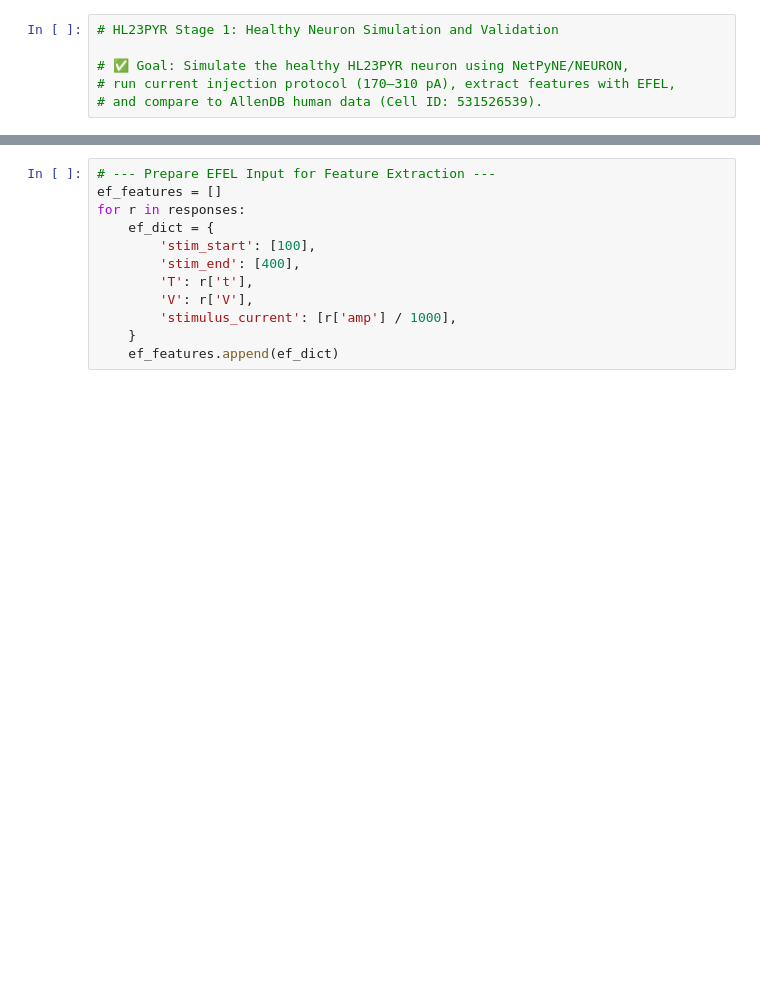
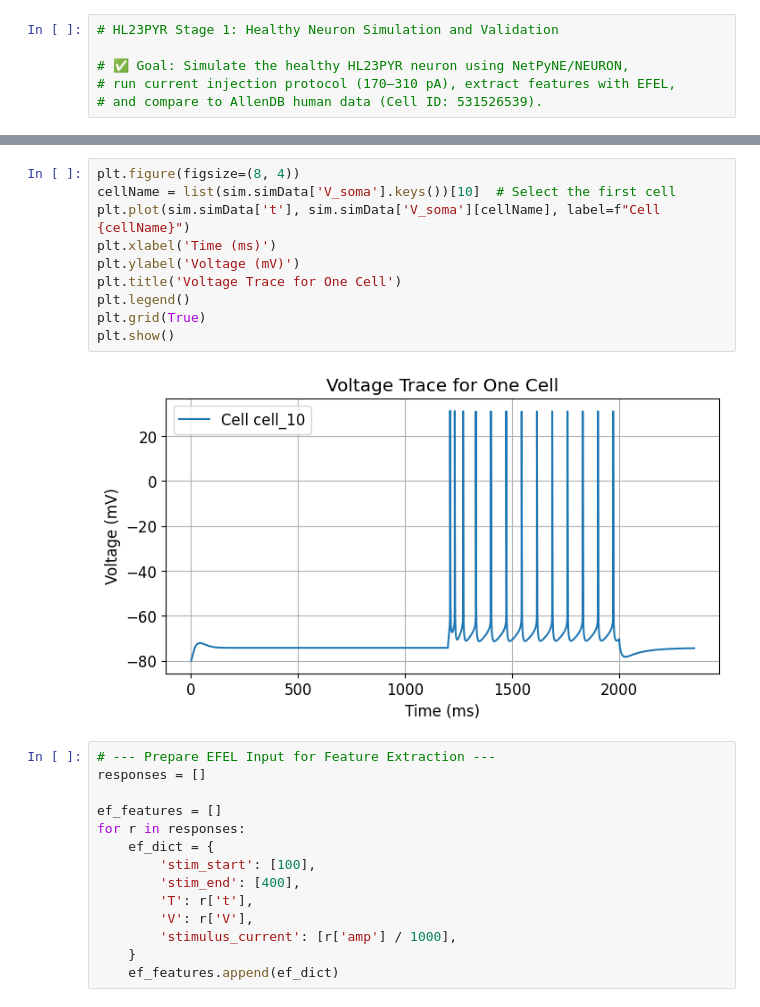
Before and after one commit to TarekRazwan/HL23PYR_AD, a Jupyter notebook: HL23PYR_Stage1.ipynb, the cells around one changed output, grey strips where cells are left out. Saved outputs shown, nothing was run; the diff lists cells and outputs as text; blank space fills up the shorter version.

```diff
--- a/HL23PYR_Stage1.ipynb
+++ b/HL23PYR_Stage1.ipynb
@@ -72,5 +292,19 @@ plt.show()
+# %%
+plt.figure(figsize=(8, 4))
+cellName = list(sim.simData['V_soma'].keys())[10]  # Select the first cell
+plt.plot(sim.simData['t'], sim.simData['V_soma'][cellName], label=f"Cell {cellName}")
+plt.xlabel('Time (ms)')
+plt.ylabel('Voltage (mV)')
+plt.title('Voltage Trace for One Cell')
+plt.legend()
+plt.grid(True)
+plt.show()
+# %% [output]
+[figure, added]
 # %%
 # --- Prepare EFEL Input for Feature Extraction ---
+responses = []
+
 ef_features = []
 for r in responses:
     ef_dict = {
```
Also changed, not shown: parts of 19 cells of this notebook.
